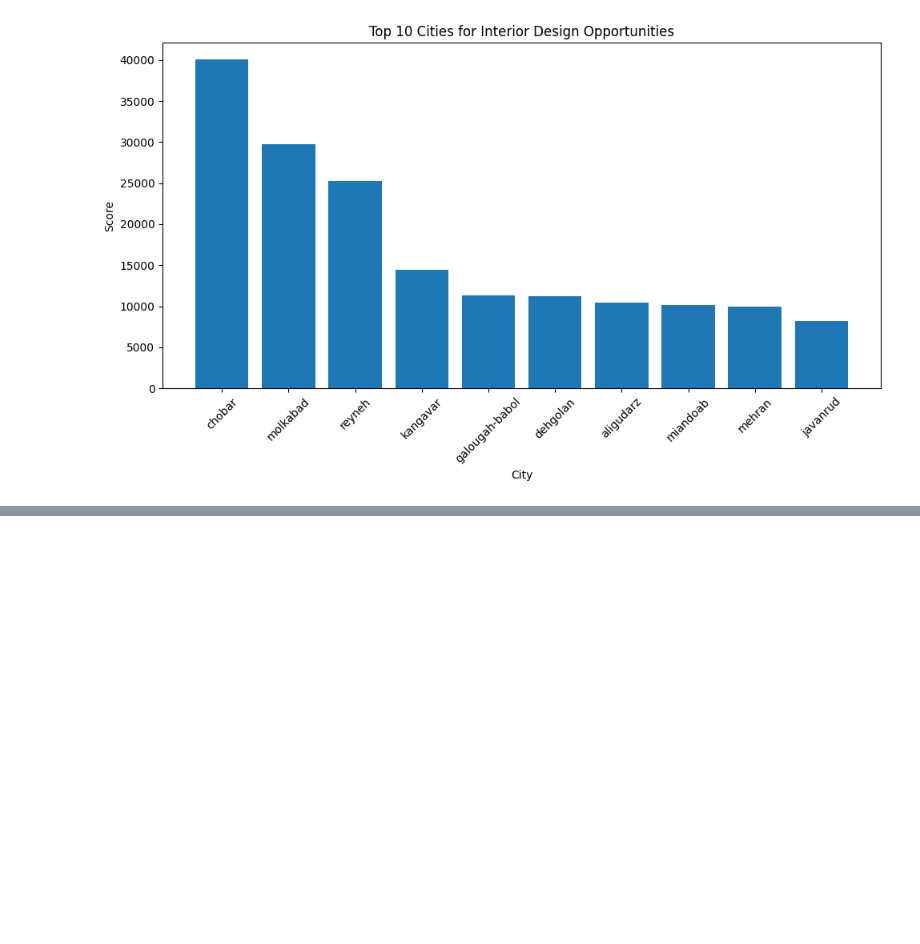
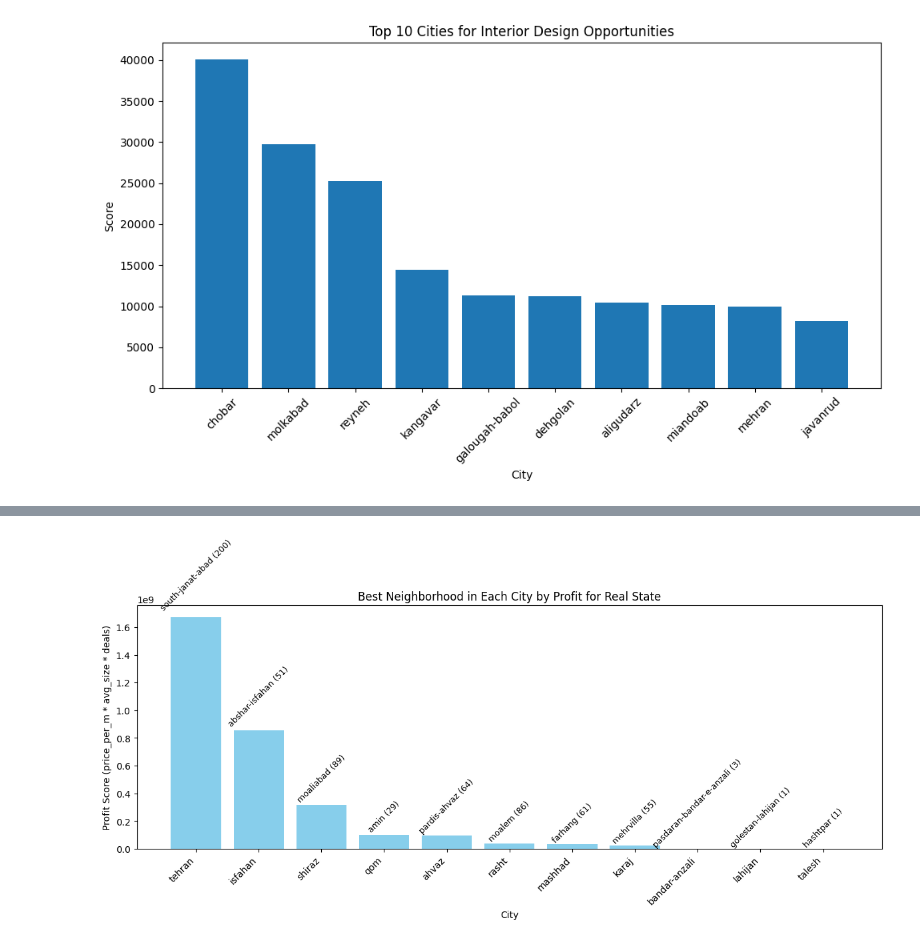
Before and after one commit to farnoushshahin/Minute, a Jupyter notebook: Divar (1).ipynb, the cells around one changed output, grey strips where cells are left out. Drawn from its saved outputs; the diff is of its cells as text; code cells hidden in the pictures; blank space fills up the shorter version.

Commit message:
add real state stakeholder analysis

```diff
--- a/Divar (1).ipynb
+++ b/Divar (1).ipynb
@@ -704,0 +716,42 @@ Top 10 Cities for Interior Design Opportunities:
+# %%
+df = data2[['city_slug', 'neighborhood_slug', 'price_per_meter','building_size','price_value']].copy()
+
+# Group by city_slug and neighborhood_slug
+grouped = df.groupby(['city_slug','neighborhood_slug']).agg(
+    avg_price_value=('price_value', 'mean'),
+    avg_price_per_m=('price_per_meter', 'mean'),
+    avg_size=('building_size', 'mean'),
+    deal_count=('price_value', 'count')
+).reset_index()
+
+# formula is profit_score = price_per_m * size_of_house * number of contract
+grouped['profit_score'] = grouped['avg_price_per_m'] * grouped['avg_size'] * grouped['deal_count']
+
+best_neighborhoods = grouped.loc[grouped.groupby('city_slug')['profit_score'].idxmax()]
+best_neighborhoods = best_neighborhoods.sort_values('profit_score', ascending=False)
+
+#print(best_neighborhoods)
+
+plt.figure(figsize=(12,6))
+bars = plt.bar(best_neighborhoods['city_slug'], best_neighborhoods['profit_score'], color='skyblue')
+
+# Step 3: Add neighborhood name and number of deals on top of each bar
+for bar, neigh, deals in zip(bars, best_neighborhoods['neighborhood_slug'], best_neighborhoods['deal_count']):
+    height = bar.get_height()
+    # Write neighborhood name
+    plt.text(
+        bar.get_x() + bar.get_width()/2,
+        height + height*0.02,
+        f"{neigh} ({deals})",
+        ha='center', va='bottom', fontsize=9, rotation=45,
+        color='black'
+    )
+
+plt.xticks(rotation=45, ha='right')
+plt.title('Best Neighborhood in Each City by Profit for Real State')
+plt.xlabel('City')
+plt.ylabel('Profit Score (price_per_m * avg_size * deals)')
+plt.tight_layout()
+plt.show()
+# %% [output]
+[figure, added]
```
Also changed, not shown: parts of 2 cells of this notebook.
